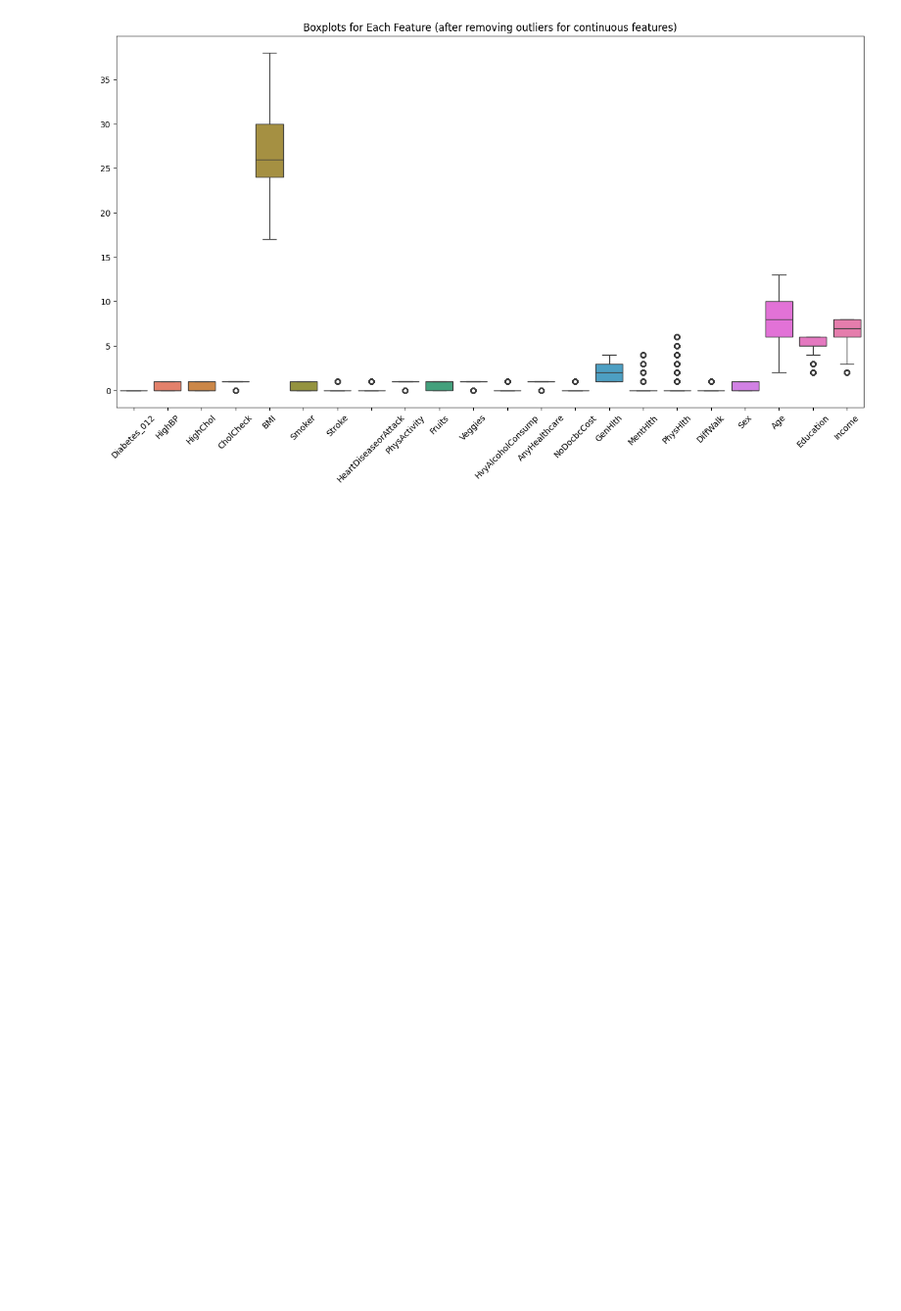
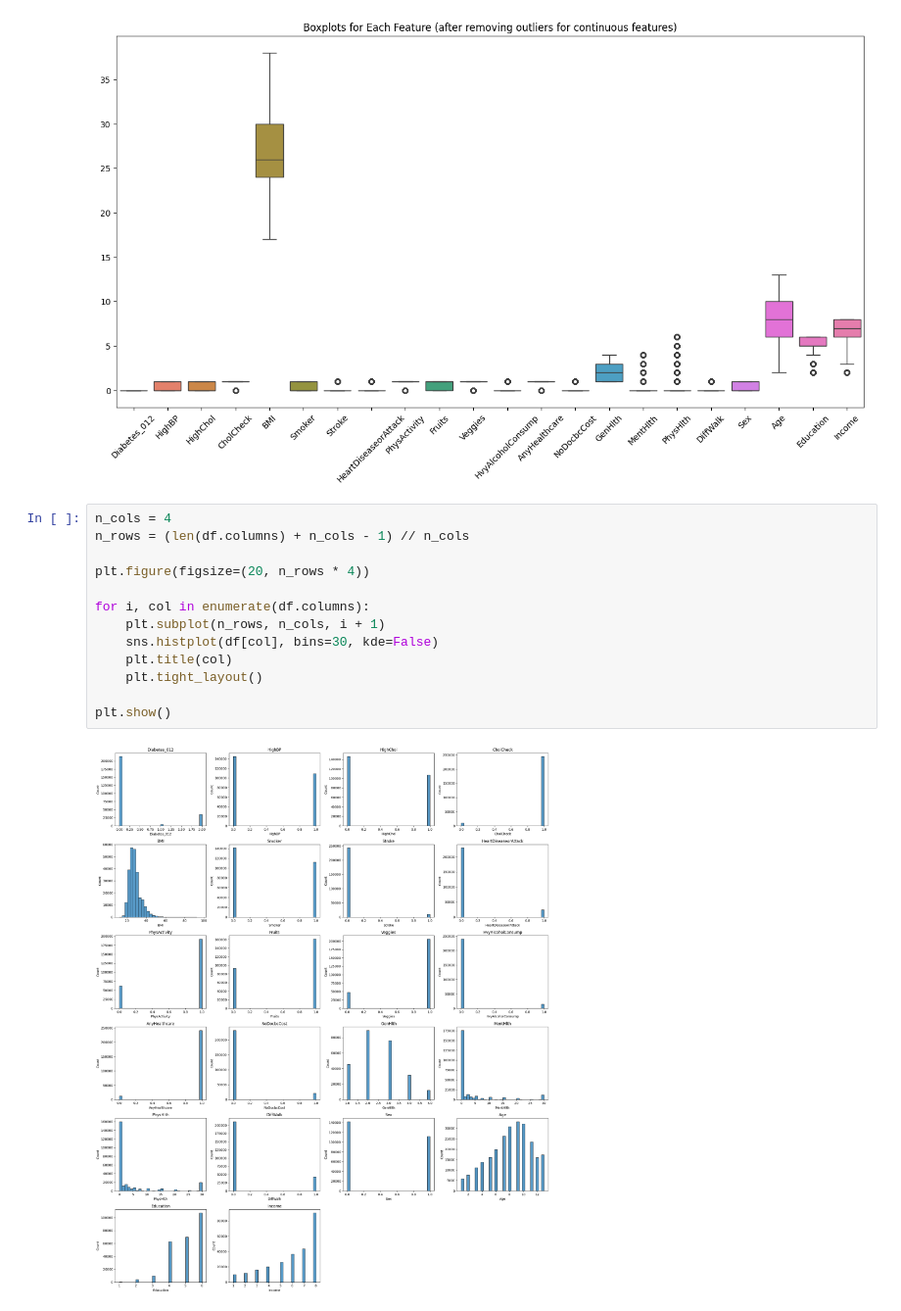
Before and after one commit to LJMurphyy/diabetes-risk-predictor, a Jupyter notebook: gegek.ipynb, the cells around one changed output. Shown: that part at 98% size. Drawn from its saved outputs; the diff is of its cells as text; blank space fills up the shorter version.

Commit message:
Update Gege's EDA Analysis
Correlation Matrix
Box Plots
Calculation of Q1,Q2,Q3 and IQA
 Box Plots after Removing Outliers of Features with Continuous values (i.e. not binary target, like 0/1. )
Histogram Plots

```diff
--- a/gegek.ipynb
+++ b/gegek.ipynb
@@ -89,3 +89,18 @@ plt.title('Boxplots for Each Feature (after removing outliers for continuous fea
 plt.show()
 # %% [output]
 [figure]
+# %%
+n_cols = 4
+n_rows = (len(df.columns) + n_cols - 1) // n_cols
+
+plt.figure(figsize=(20, n_rows * 4))
+
+for i, col in enumerate(df.columns):
+    plt.subplot(n_rows, n_cols, i + 1)
+    sns.histplot(df[col], bins=30, kde=False)
+    plt.title(col)
+    plt.tight_layout()
+
+plt.show()
+# %% [output]
+[figure, added]
```
